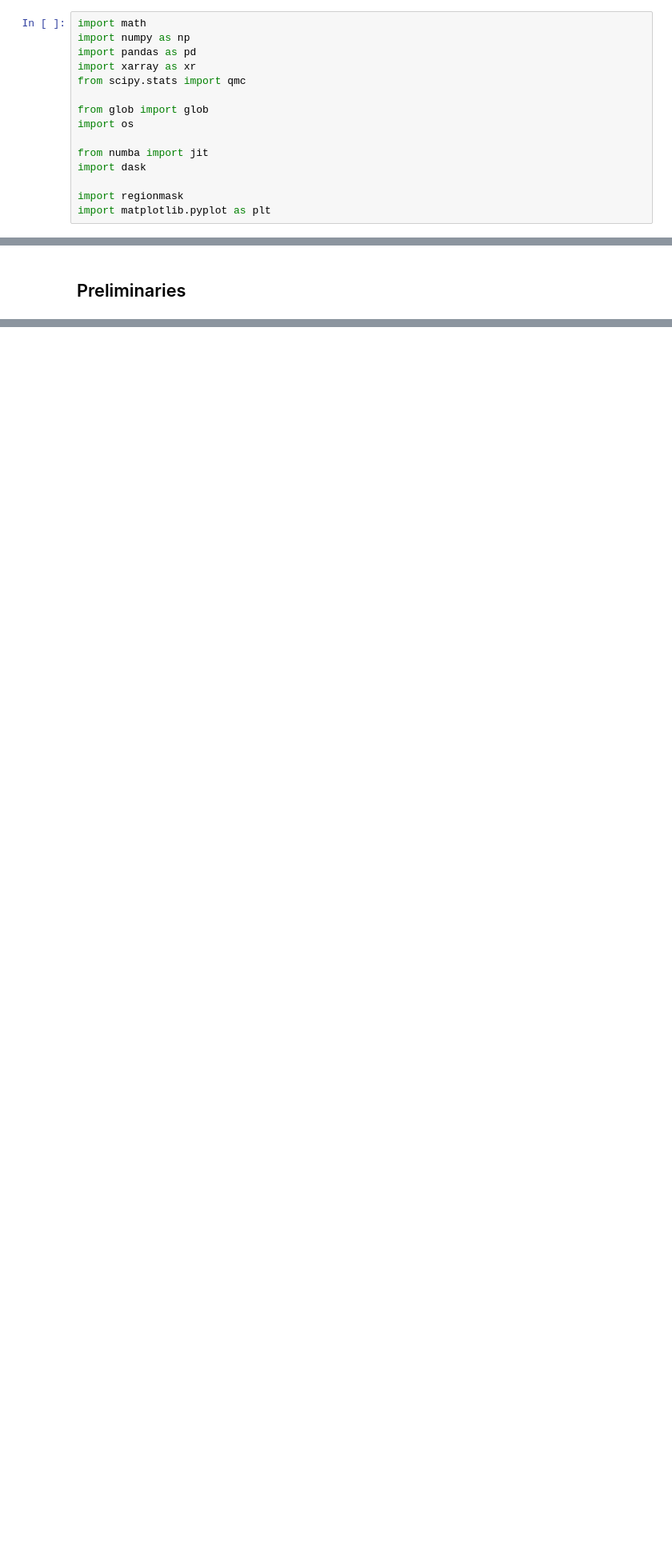
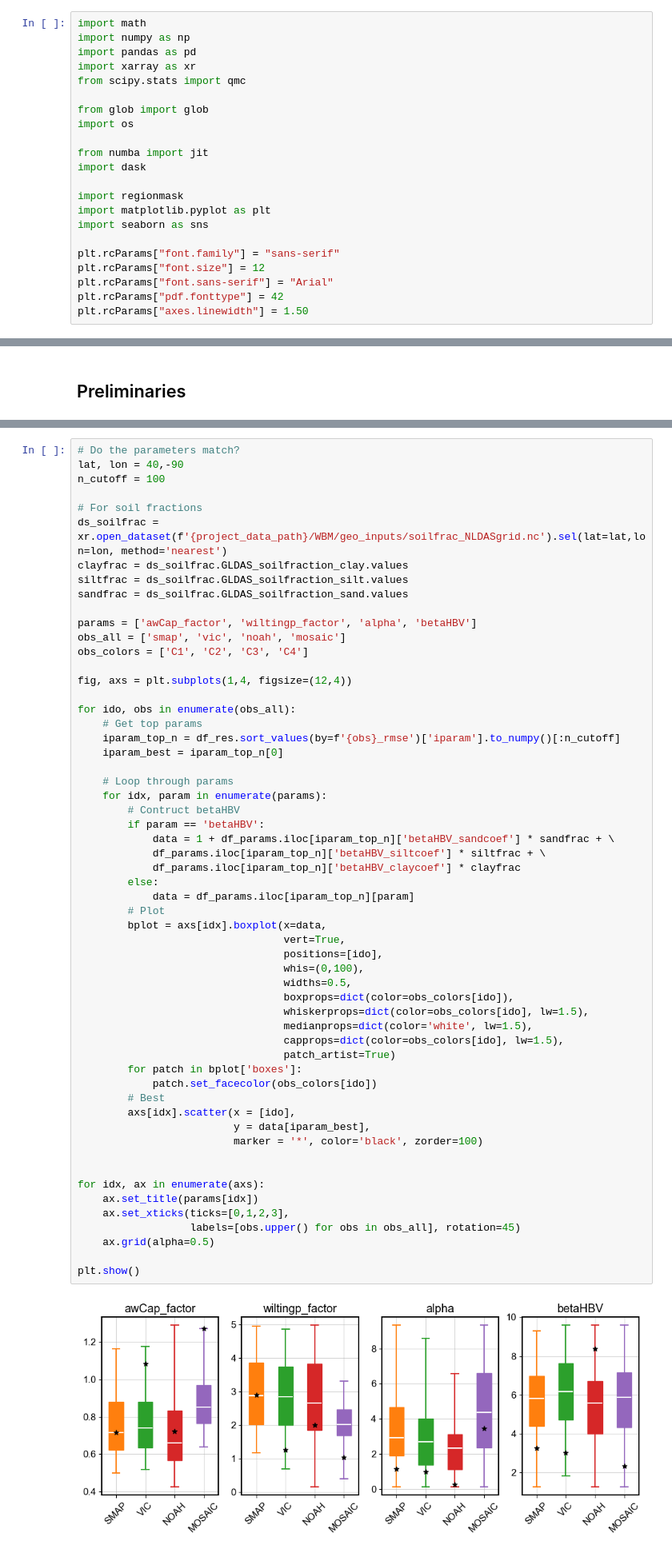
Before and after one commit to david0811/lafferty-etal-2024-tbd, a Jupyter notebook: code/02a_WBM_precalibration.ipynb, the cells around one changed output, grey strips where cells are left out. Shown at 80% size. Drawn from its saved outputs; the diff is of its cells as text; blank space fills up the shorter version.

```diff
--- a/code/02a_WBM_precalibration_runs.ipynb
+++ b/code/02a_WBM_precalibration.ipynb
@@ -13,6 +13,13 @@ import dask
 
 import regionmask
 import matplotlib.pyplot as plt
+import seaborn as sns
+
+plt.rcParams["font.family"] = "sans-serif"
+plt.rcParams["font.size"] = 12
+plt.rcParams["font.sans-serif"] = "Arial"
+plt.rcParams["pdf.fonttype"] = 42
+plt.rcParams["axes.linewidth"] = 1.50
 # %% [markdown]
 ## Dask cluster
 # %%
@@ -664,0 +837,59 @@ mse_all_drop = [x for x in mse_all if x is not None]
+# %%
+# Do the parameters match?
+lat, lon = 40,-90
+n_cutoff = 100
+
+# For soil fractions
+ds_soilfrac = xr.open_dataset(f'{project_data_path}/WBM/geo_inputs/soilfrac_NLDASgrid.nc').sel(lat=lat,lon=lon, method='nearest')
+clayfrac = ds_soilfrac.GLDAS_soilfraction_clay.values
+siltfrac = ds_soilfrac.GLDAS_soilfraction_silt.values
+sandfrac = ds_soilfrac.GLDAS_soilfraction_sand.values
+
+params = ['awCap_factor', 'wiltingp_factor', 'alpha', 'betaHBV']
+obs_all = ['smap', 'vic', 'noah', 'mosaic']
+obs_colors = ['C1', 'C2', 'C3', 'C4']
+
+fig, axs = plt.subplots(1,4, figsize=(12,4))
+
+for ido, obs in enumerate(obs_all):
+    # Get top params
+    iparam_top_n = df_res.sort_values(by=f'{obs}_rmse')['iparam'].to_numpy()[:n_cutoff]
+    iparam_best = iparam_top_n[0]
+
+    # Loop through params
+    for idx, param in enumerate(params):
+        # Contruct betaHBV
+        if param == 'betaHBV':
+            data = 1 + df_params.iloc[iparam_top_n]['betaHBV_sandcoef'] * sandfrac + \
+            df_params.iloc[iparam_top_n]['betaHBV_siltcoef'] * siltfrac + \
+            df_params.iloc[iparam_top_n]['betaHBV_claycoef'] * clayfrac
+        else:
+            data = df_params.iloc[iparam_top_n][param]
+        # Plot
+        bplot = axs[idx].boxplot(x=data,
+                                 vert=True,
+                                 positions=[ido],
+                                 whis=(0,100),
+                                 widths=0.5,
+                                 boxprops=dict(color=obs_colors[ido]),
+                                 whiskerprops=dict(color=obs_colors[ido], lw=1.5),
+                                 medianprops=dict(color='white', lw=1.5),
+                                 capprops=dict(color=obs_colors[ido], lw=1.5),
+                                 patch_artist=True)
+        for patch in bplot['boxes']:
+            patch.set_facecolor(obs_colors[ido])
+        # Best
+        axs[idx].scatter(x = [ido],
+                         y = data[iparam_best],
+                         marker = '*', color='black', zorder=100)
+
+
+for idx, ax in enumerate(axs):
+    ax.set_title(params[idx])
+    ax.set_xticks(ticks=[0,1,2,3],
+                  labels=[obs.upper() for obs in obs_all], rotation=45)
+    ax.grid(alpha=0.5)
+
+plt.show()
+# %% [output]
+[figure, added]
```
Also changed, not shown: parts of 49 cells of this notebook, 2 other files.
